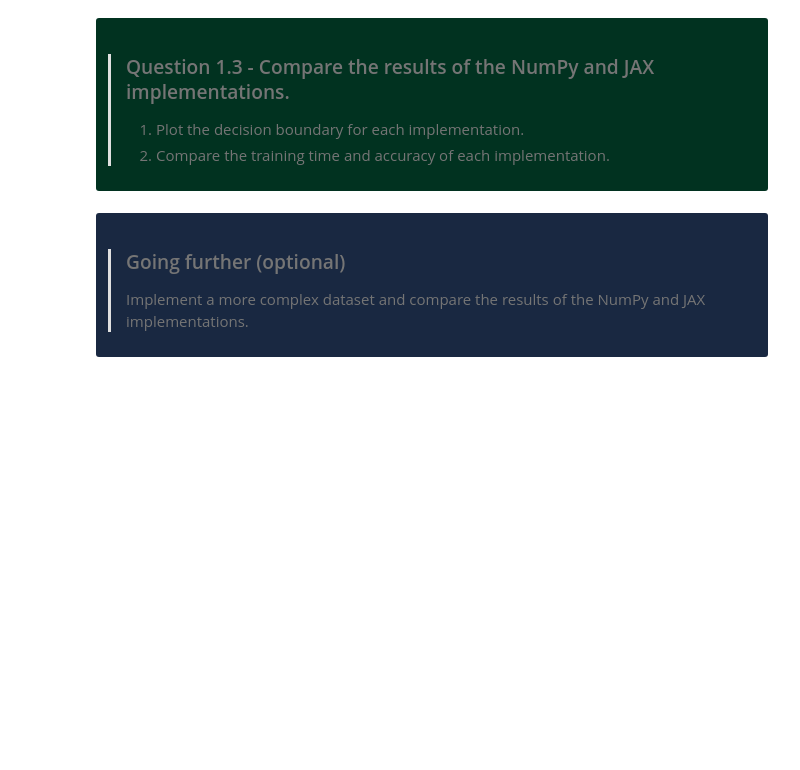
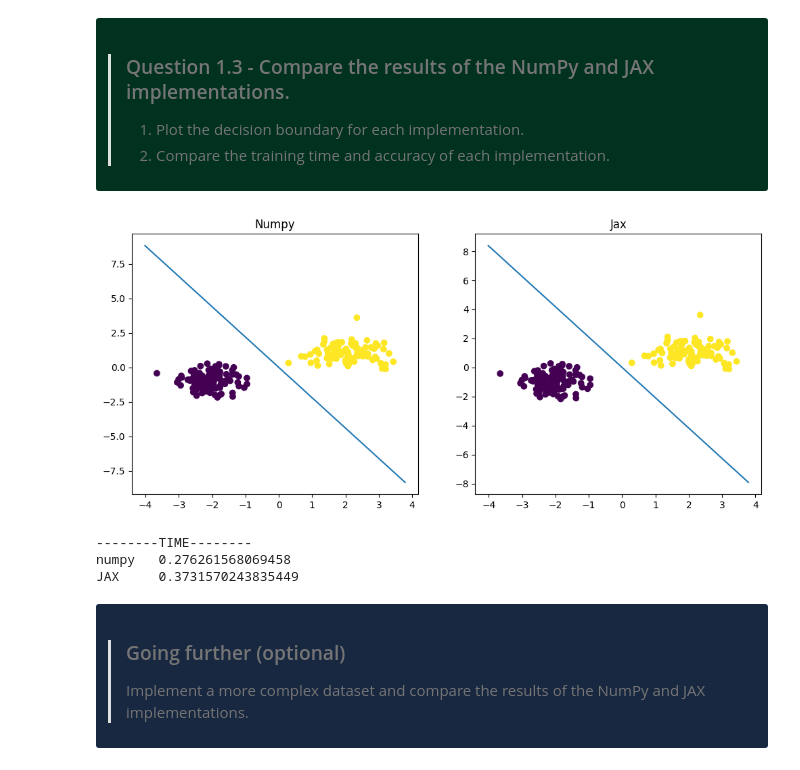
Before and after one commit to kjle/ATIAM-Promo-2025, a Jupyter notebook: ATIAM-IM-ML-main/01a_machine_learning.ipynb, the cells around one changed output. Cells and saved outputs as stored; diff of their text form; code cells hidden in the pictures; blank space fills up the shorter version.

```diff
--- a/ATIAM-IM-ML-main/01a_machine_learning.ipynb
+++ b/ATIAM-IM-ML-main/01a_machine_learning.ipynb
@@ -808,3 +803,42 @@ BokehModel(combine_events=True, render_bundle={'docs_json': {'db2ce066-4b56-4c36
+# %%
+import time
+
+start = time.time()
+# Train the linear classifier.
+w, b, _ = gradient_descent(x_data, y_classes)
+end = time.time()
+np_time = end - start
+
+start = time.time()
+jw, jb, _ = jgradient_descent(x_data, y_classes)
+end = time.time()
+jax_time = end - start
+
+# plot
+fig, ax = plt.subplots(1, 2, figsize=(12, 5))
+ax[0].scatter(x_data[:, 0], x_data[:, 1], c=y_classes)
+x_vals = np.array(ax[0].get_xlim())
+y_vals = -(w[0] * x_vals + b) / w[1]
+ax[0].plot(x_vals, y_vals)
+ax[0].set_title("Numpy")
+ax[0].ylim = (-5, 5)
+
+ax[1].scatter(x_data[:, 0], x_data[:, 1], c=y_classes)
+x_vals = np.array(ax[1].get_xlim())
+y_vals = -(jw[0] * x_vals + jb) / jw[1]
+ax[1].plot(x_vals, y_vals)
+ax[1].set_title("Jax")
+ax[1].ylim = (-5, 5)
+
+plt.show()
+
+print("--------TIME--------")
+print(f"numpy\t{np_time} \nJAX\t{jax_time}")
+# %% [output]
+[figure, added]
+--------TIME--------
+numpy   0.276261568069458
+JAX     0.3731570243835449
 # %% [markdown]
 <div class="alert alert-success" markdown="1" style="color:white; background-color: #192841; border-color: #779ecb">
 
```
Also changed, not shown: parts of 20 cells of this notebook.
